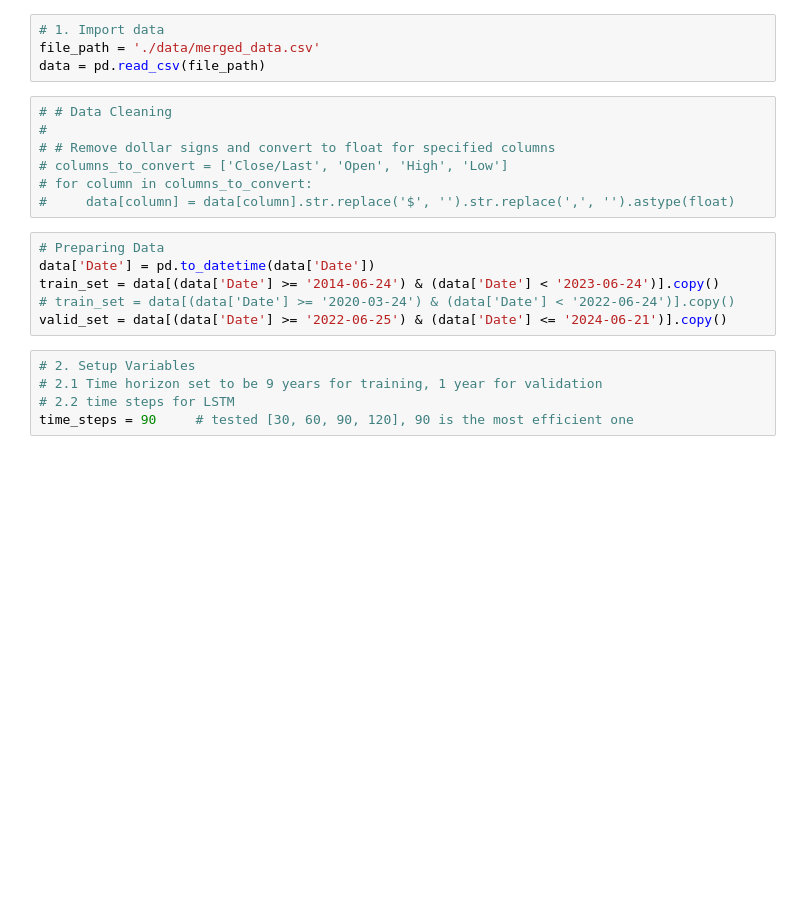
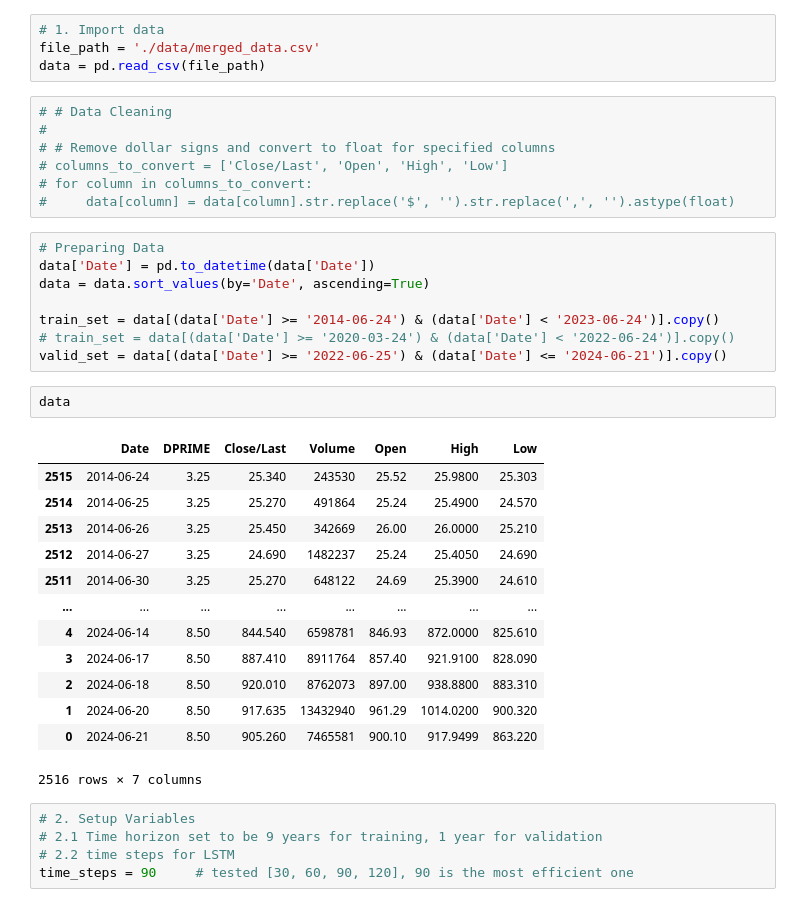
Before and after one commit to Sara-Ho99/stock-prediction, a Jupyter notebook: LSTM_SMCI_variable_updates2_clean.ipynb, the cells around one changed output. Cells and saved outputs as stored; diff of their text form; blank space fills up the shorter version.

```diff
--- a/LSTM_SMCI_variable_updates2_clean.ipynb
+++ b/LSTM_SMCI_variable_updates2_clean.ipynb
@@ -23,9 +23,27 @@ data = pd.read_csv(file_path)
 # %%
 # Preparing Data
 data['Date'] = pd.to_datetime(data['Date'])
+data = data.sort_values(by='Date', ascending=True)
+
 train_set = data[(data['Date'] >= '2014-06-24') & (data['Date'] < '2023-06-24')].copy()
 # train_set = data[(data['Date'] >= '2020-03-24') & (data['Date'] < '2022-06-24')].copy()
 valid_set = data[(data['Date'] >= '2022-06-25') & (data['Date'] <= '2024-06-21')].copy()
+# %%
+data
+# %% [output]
+|  | Date | DPRIME | Close/Last | Volume | Open | High | Low |
+| 2515 | 2014-06-24 | 3.25 | 25.340 | 243530 | 25.52 | 25.9800 | 25.303 |
+| 2514 | 2014-06-25 | 3.25 | 25.270 | 491864 | 25.24 | 25.4900 | 24.570 |
+| 2513 | 2014-06-26 | 3.25 | 25.450 | 342669 | 26.00 | 26.0000 | 25.210 |
+| 2512 | 2014-06-27 | 3.25 | 24.690 | 1482237 | 25.24 | 25.4050 | 24.690 |
+| 2511 | 2014-06-30 | 3.25 | 25.270 | 648122 | 24.69 | 25.3900 | 24.610 |
+| ... | ... | ... | ... | ... | ... | ... | ... |
+| 4 | 2024-06-14 | 8.50 | 844.540 | 6598781 | 846.93 | 872.0000 | 825.610 |
+| 3 | 2024-06-17 | 8.50 | 887.410 | 8911764 | 857.40 | 921.9100 | 828.090 |
+| 2 | 2024-06-18 | 8.50 | 920.010 | 8762073 | 897.00 | 938.8800 | 883.310 |
+| 1 | 2024-06-20 | 8.50 | 917.635 | 13432940 | 961.29 | 1014.0200 | 900.320 |
+| 0 | 2024-06-21 | 8.50 | 905.260 | 7465581 | 900.10 | 917.9499 | 863.220 |
+2516 rows × 7 columns
 # %%
 # 2. Setup Variables
 # 2.1 Time horizon set to be 9 years for training, 1 year for validation
```
Also changed, not shown: parts of 2 cells of this notebook, 1 other file.
